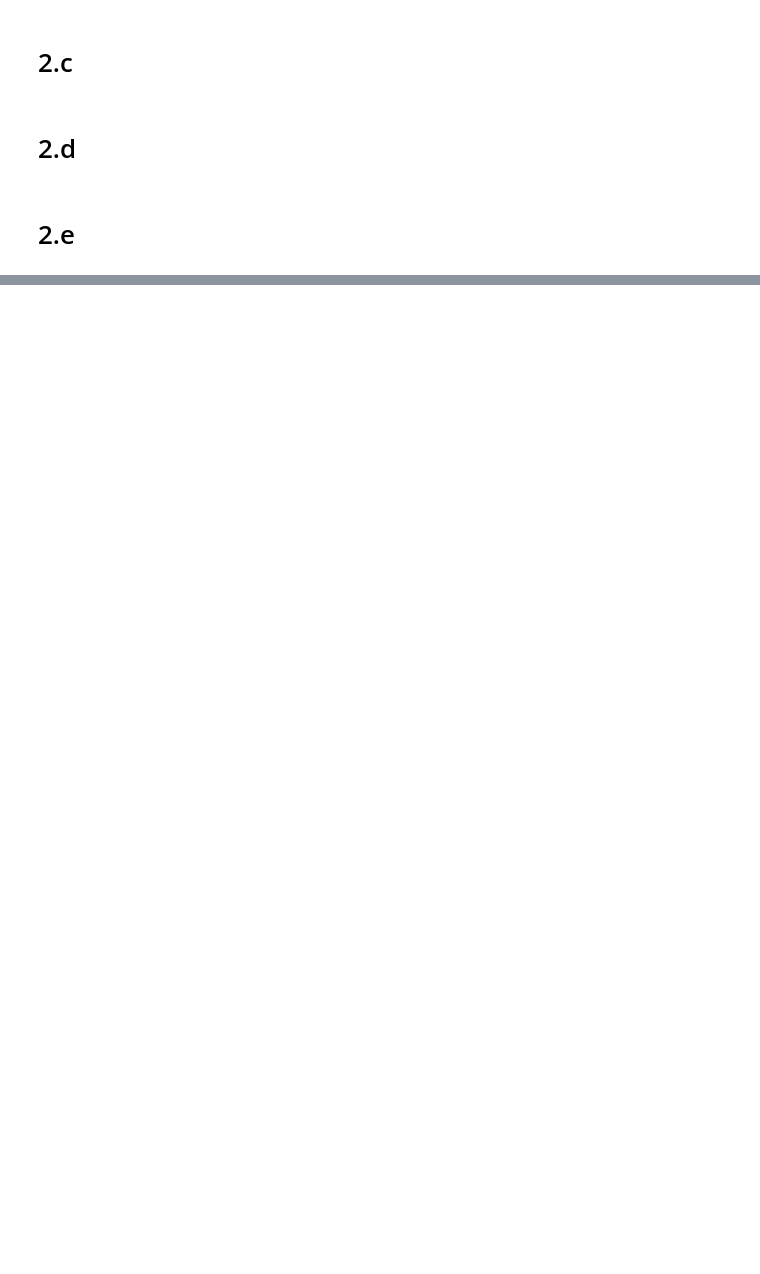
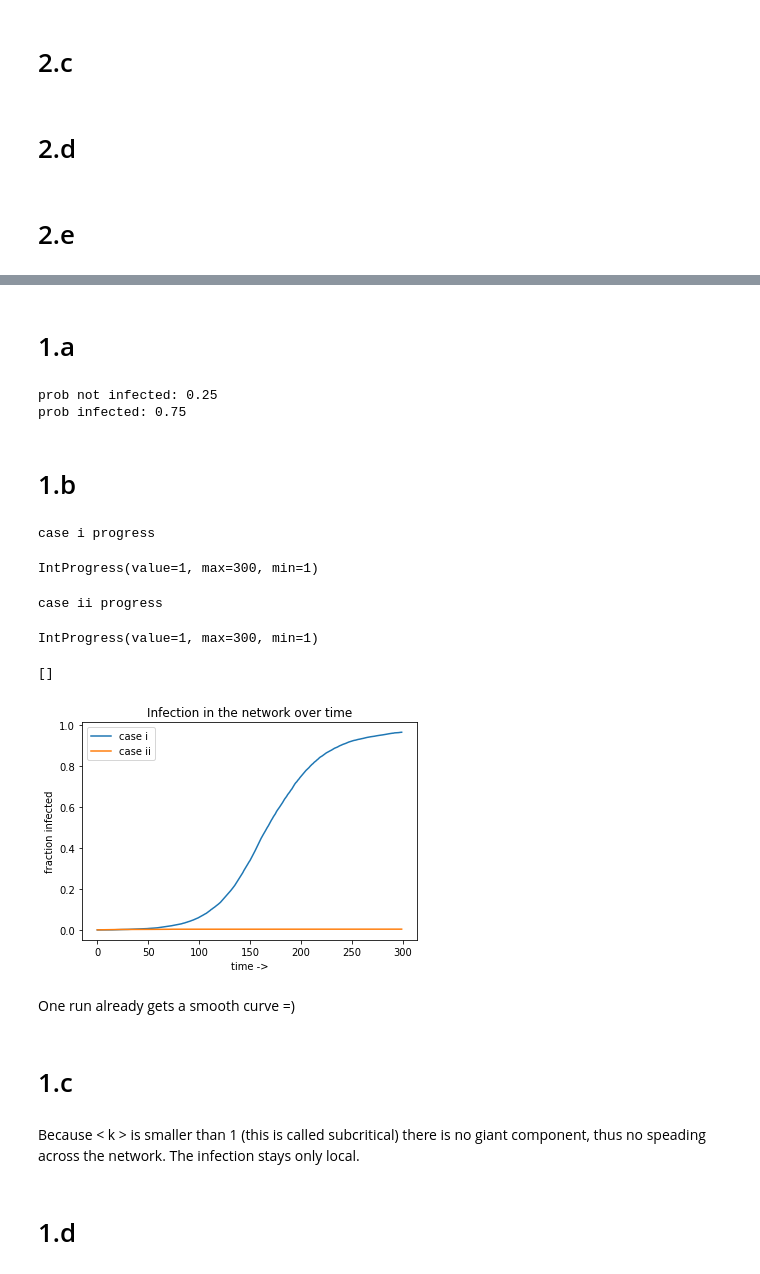
Before and after one commit to Teaksters/EpidemicsNetwork, a Jupyter notebook: Lab7.ipynb, the cells around one changed output, grey strips where cells are left out. Drawn from its saved outputs; the diff is of its cells as text; code cells hidden in the pictures; blank space fills up the shorter version.

```diff
--- a/Lab7.ipynb
+++ b/Lab7.ipynb
@@ -222,0 +245,19 @@ print(nx.clustering(G))
+# %% [markdown]
+# 1.a
+# %%
+def prob_not_infected(i,r):
+    return (1-i)**r
+
+def prob_infected(i,r):
+    return (1-prob_not_infected(i,r))
+
+i = 0.5
+r = 2
+
+print("prob not infected:",prob_not_infected(i,r))
+print("prob infected:",prob_infected(i,r))
+# %% [output]
+prob not infected: 0.25
+prob infected: 0.75
+# %% [markdown]
+# 1.b
@@ -222,0 +309,40 @@ print(nx.clustering(G))
+# %%
+# case i
+N = 10**4
+k = 5.0
+i = 0.01
+initial_infected_prob = 0.001
+timesteps = 300
+case = 'case i'
+print("case i progress")
+plot1b(N,k,i,initial_infected_prob,timesteps,case)
+
+# case ii
+N = 10**4
+k = 0.8
+i = 0.1
+initial_infected_prob = 0.001
+timesteps = 300
+case = 'case ii'
+print("case ii progress")
+plot1b(N,k,i,initial_infected_prob,timesteps,case)
+
+# plot
+plt.title("Infection in the network over time")
+plt.legend()
+plt.plot()
+# %% [output]
+case i progress
+IntProgress(value=1, max=300, min=1)
+case ii progress
+IntProgress(value=1, max=300, min=1)
+[]
+[figure, added]
+# %% [markdown]
+One run already gets a smooth curve =)
+# %% [markdown]
+# 1.c
+# %% [markdown]
+Because < k > is smaller than 1 (this is called subcritical) there is no giant component, thus no speading across the network. The infection stays only local.
+# %% [markdown]
+# 1.d
```
Also changed, not shown: parts of 8 cells of this notebook, 2 other files.
